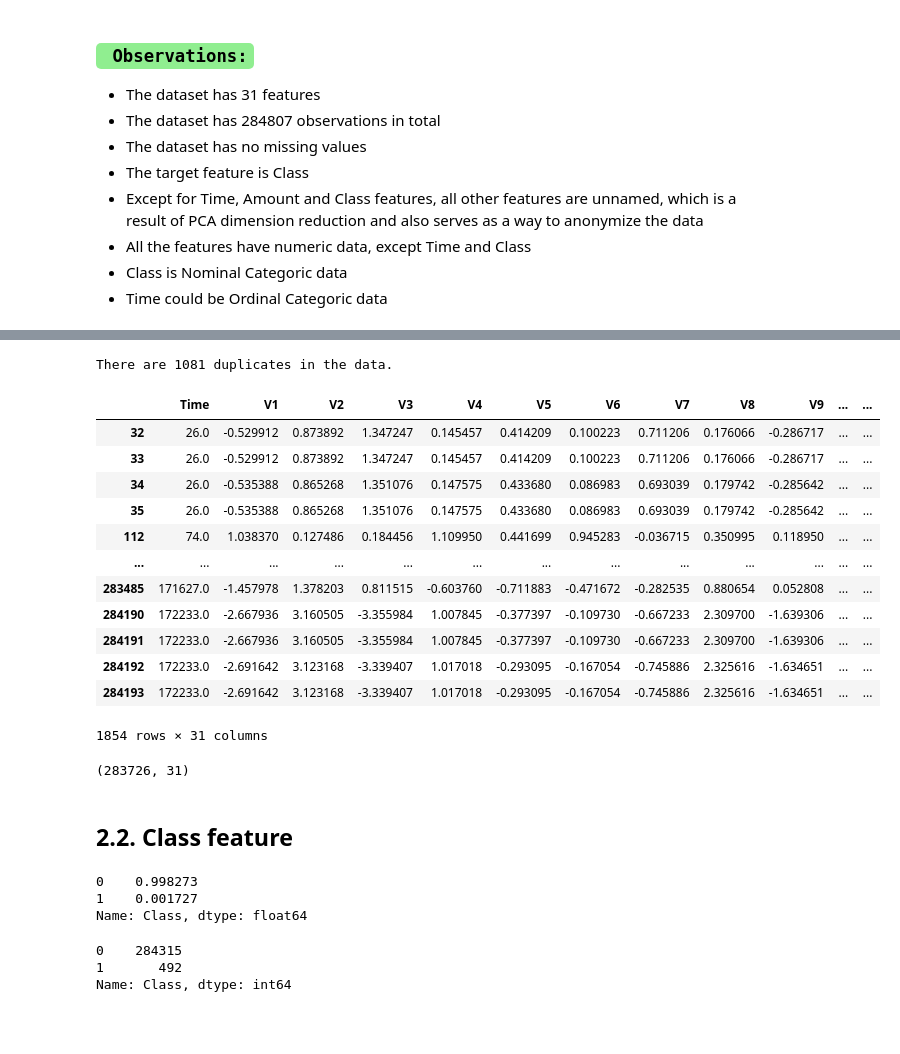
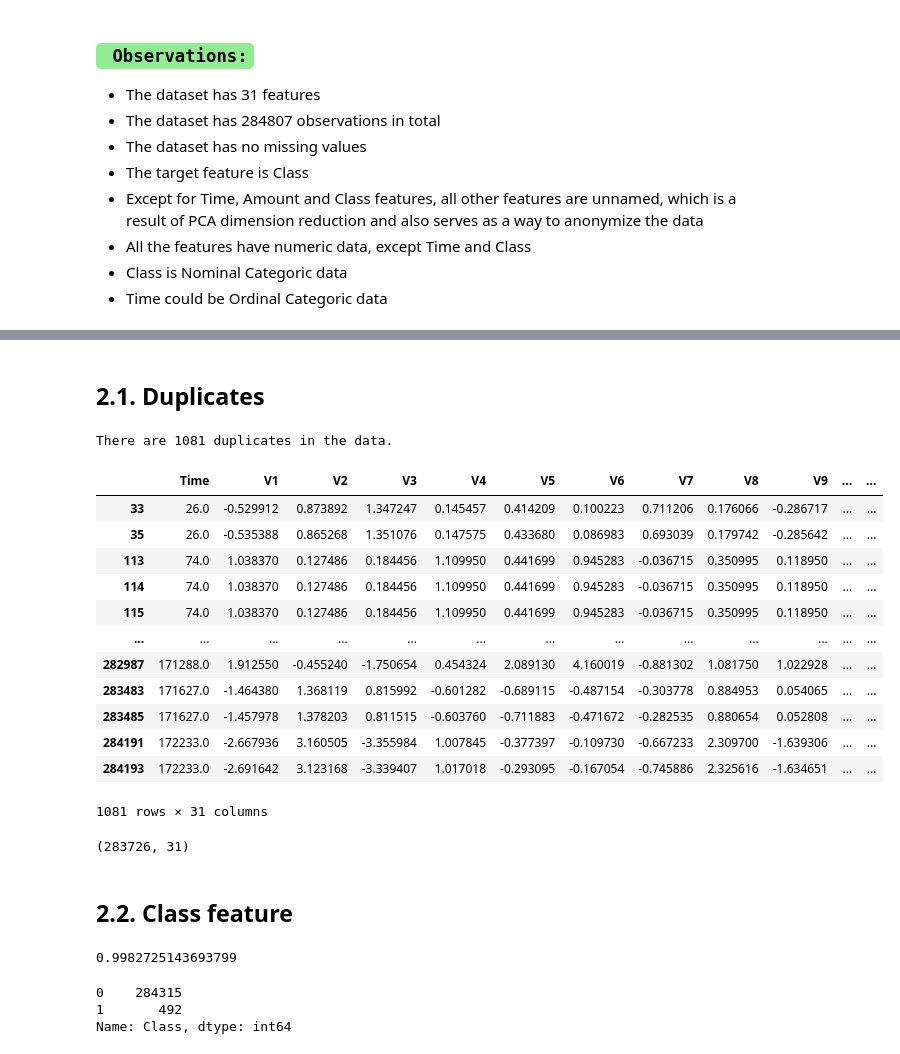
Before and after one commit to xmarkx/fraud_detection, a Jupyter notebook: K_Credit_cards_fraud-CopyV3.ipynb, the cells around one changed output, grey strips where cells are left out. Drawn from its saved outputs; the diff is of its cells as text; code cells hidden in the pictures; blank space fills up the shorter version.

```diff
--- a/K_Credit_cards_fraud-CopyV3.ipynb
+++ b/K_Credit_cards_fraud-CopyV3.ipynb
@@ -282,41 +281,43 @@ memory usage: 67.4 MB
-# %%
-num_duplicates = raw_data.duplicated(keep='first').sum()
-
-print(f"There are {num_duplicates} duplicates in the data.")
-# %% [output]
-There are 1081 duplicates in the data.
-# %%
-duplicated_rows = raw_data[raw_data.duplicated(keep=False)]
-
-duplicated_rows
-# %% [output]
-|  | Time | V1 | V2 | V3 | V4 | V5 | V6 | V7 | V8 | V9 | ... | ... |
-| 32 | 26.0 | -0.529912 | 0.873892 | 1.347247 | 0.145457 | 0.414209 | 0.100223 | 0.711206 | 0.176066 | -0.286717 | ... | ... |
-| 33 | 26.0 | -0.529912 | 0.873892 | 1.347247 | 0.145457 | 0.414209 | 0.100223 | 0.711206 | 0.176066 | -0.286717 | ... | ... |
-| 34 | 26.0 | -0.535388 | 0.865268 | 1.351076 | 0.147575 | 0.433680 | 0.086983 | 0.693039 | 0.179742 | -0.285642 | ... | ... |
-| 35 | 26.0 | -0.535388 | 0.865268 | 1.351076 | 0.147575 | 0.433680 | 0.086983 | 0.693039 | 0.179742 | -0.285642 | ... | ... |
-| 112 | 74.0 | 1.038370 | 0.127486 | 0.184456 | 1.109950 | 0.441699 | 0.945283 | -0.036715 | 0.350995 | 0.118950 | ... | ... |
-| ... | ... | ... | ... | ... | ... | ... | ... | ... | ... | ... | ... | ... |
-| 283485 | 171627.0 | -1.457978 | 1.378203 | 0.811515 | -0.603760 | -0.711883 | -0.471672 | -0.282535 | 0.880654 | 0.052808 | ... | ... |
-| 284190 | 172233.0 | -2.667936 | 3.160505 | -3.355984 | 1.007845 | -0.377397 | -0.109730 | -0.667233 | 2.309700 | -1.639306 | ... | ... |
-| 284191 | 172233.0 | -2.667936 | 3.160505 | -3.355984 | 1.007845 | -0.377397 | -0.109730 | -0.667233 | 2.309700 | -1.639306 | ... | ... |
-| 284192 | 172233.0 | -2.691642 | 3.123168 | -3.339407 | 1.017018 | -0.293095 | -0.167054 | -0.745886 | 2.325616 | -1.634651 | ... | ... |
-| 284193 | 172233.0 | -2.691642 | 3.123168 | -3.339407 | 1.017018 | -0.293095 | -0.167054 | -0.745886 | 2.325616 | -1.634651 | ... | ... |
-1854 rows × 31 columns
-# %%
-raw_data = raw_data.drop_duplicates(keep='first')
-
-print(raw_data.shape)
-# %% [output]
-(283726, 31)
+# %% [markdown]
+## 2.1. Duplicates
+# %%
+num_duplicates = raw_data.duplicated(keep='first').sum()
+
+print(f"There are {num_duplicates} duplicates in the data.")
+# %% [output]
+There are 1081 duplicates in the data.
+# %%
+duplicated_rows = raw_data[raw_data.duplicated(keep='first')]
+
+duplicated_rows
+# %% [output]
+|  | Time | V1 | V2 | V3 | V4 | V5 | V6 | V7 | V8 | V9 | ... | ... |
+| 33 | 26.0 | -0.529912 | 0.873892 | 1.347247 | 0.145457 | 0.414209 | 0.100223 | 0.711206 | 0.176066 | -0.286717 | ... | ... |
+| 35 | 26.0 | -0.535388 | 0.865268 | 1.351076 | 0.147575 | 0.433680 | 0.086983 | 0.693039 | 0.179742 | -0.285642 | ... | ... |
+| 113 | 74.0 | 1.038370 | 0.127486 | 0.184456 | 1.109950 | 0.441699 | 0.945283 | -0.036715 | 0.350995 | 0.118950 | ... | ... |
+| 114 | 74.0 | 1.038370 | 0.127486 | 0.184456 | 1.109950 | 0.441699 | 0.945283 | -0.036715 | 0.350995 | 0.118950 | ... | ... |
+| 115 | 74.0 | 1.038370 | 0.127486 | 0.184456 | 1.109950 | 0.441699 | 0.945283 | -0.036715 | 0.350995 | 0.118950 | ... | ... |
+| ... | ... | ... | ... | ... | ... | ... | ... | ... | ... | ... | ... | ... |
+| 282987 | 171288.0 | 1.912550 | -0.455240 | -1.750654 | 0.454324 | 2.089130 | 4.160019 | -0.881302 | 1.081750 | 1.022928 | ... | ... |
+| 283483 | 171627.0 | -1.464380 | 1.368119 | 0.815992 | -0.601282 | -0.689115 | -0.487154 | -0.303778 | 0.884953 | 0.054065 | ... | ... |
+| 283485 | 171627.0 | -1.457978 | 1.378203 | 0.811515 | -0.603760 | -0.711883 | -0.471672 | -0.282535 | 0.880654 | 0.052808 | ... | ... |
+| 284191 | 172233.0 | -2.667936 | 3.160505 | -3.355984 | 1.007845 | -0.377397 | -0.109730 | -0.667233 | 2.309700 | -1.639306 | ... | ... |
+| 284193 | 172233.0 | -2.691642 | 3.123168 | -3.339407 | 1.017018 | -0.293095 | -0.167054 | -0.745886 | 2.325616 | -1.634651 | ... | ... |
+1081 rows × 31 columns
+# %%
+raw_data = raw_data.drop_duplicates(keep='first')
+
+print(raw_data.shape)
+# %% [output]
+(283726, 31)
 # %% [markdown]
 ## 2.2. Class feature
 # %%
-raw_data.Class.value_counts(normalize=True)
+propotion = raw_data.Class.value_counts(normalize=True)
-# %% [output]
-0    0.998273
-1    0.001727
-Name: Class, dtype: float64
+# %%
+propotion[0]
+# %% [output]
+0.9982725143693799
 # %%
 raw_data.Class.value_counts(normalize=False)
 # %% [output]
```
Also changed, not shown: parts of 63 cells of this notebook, 3 other files.
